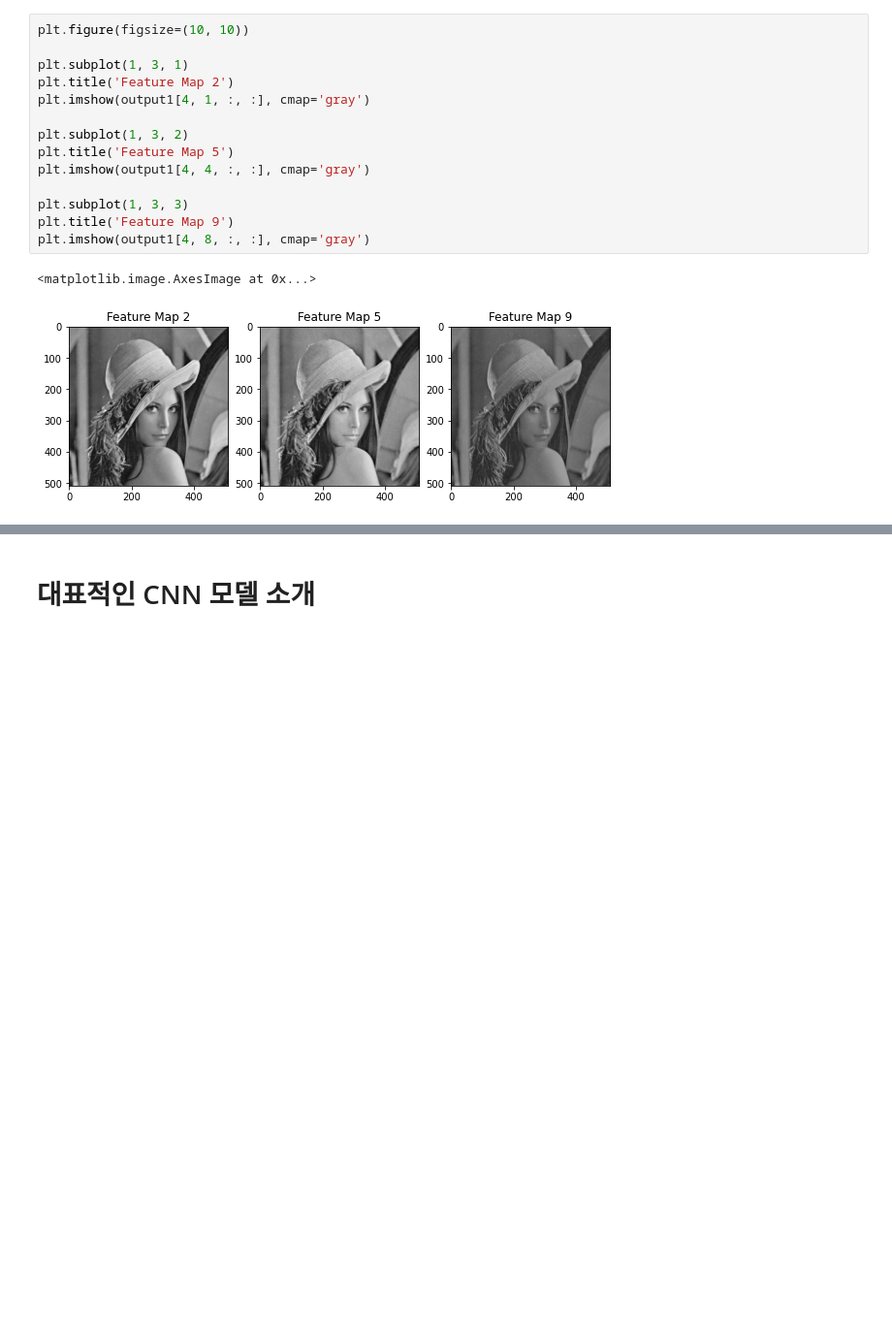
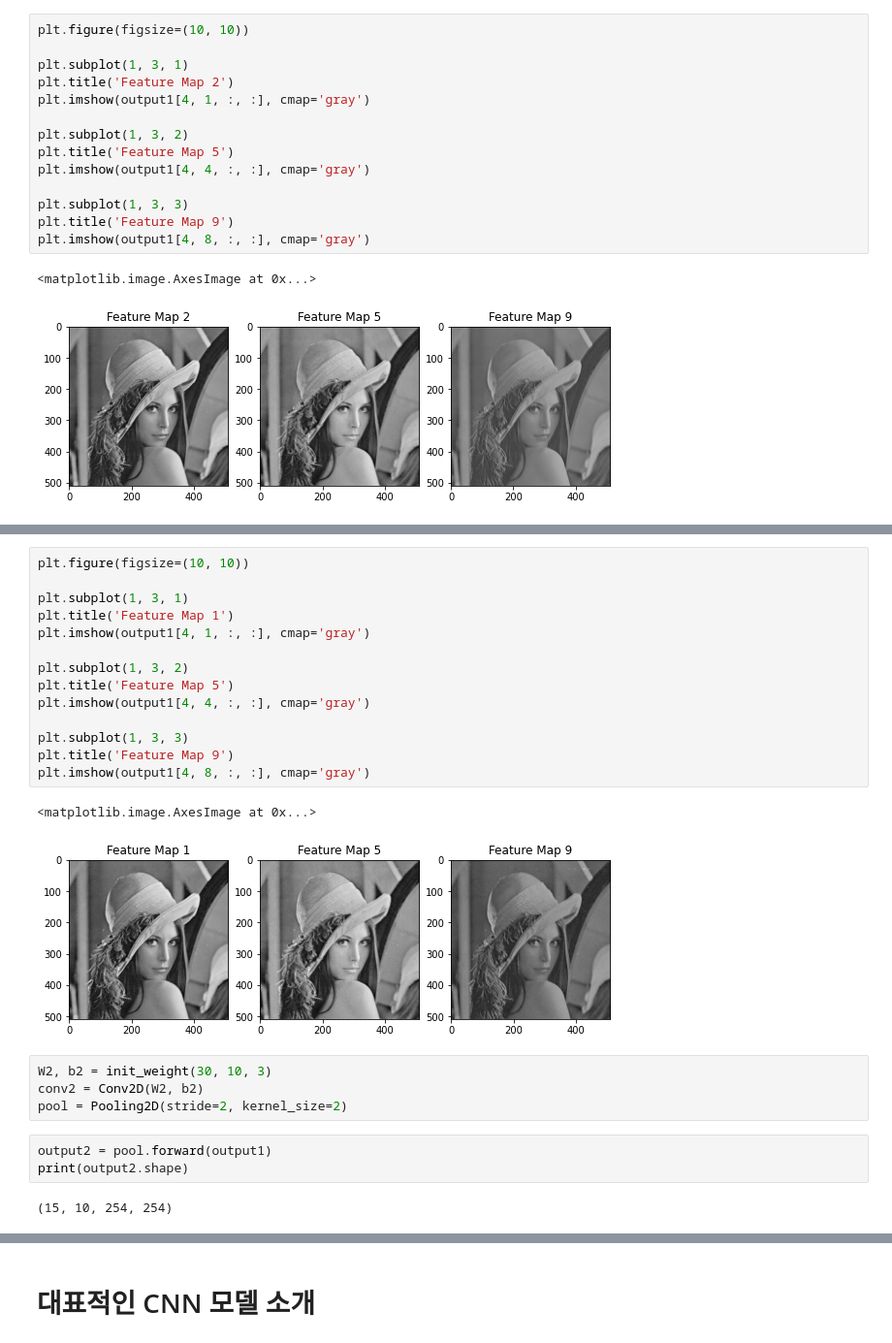
Before and after one commit to uberphoebus/object_detection, a Jupyter notebook: 05. suanlab/02_cnn.ipynb, the cells around one changed output, grey strips where cells are left out. Shown at 97% size. Cells and saved outputs as stored; diff of their text form; blank space fills up the shorter version.

```diff
--- a/05. suanlab/02_cnn.ipynb
+++ b/05. suanlab/02_cnn.ipynb
@@ -1113,0 +1114,26 @@ print(output1.shape)
+# %%
+plt.figure(figsize=(10, 10))
+
+plt.subplot(1, 3, 1)
+plt.title('Feature Map 1')
+plt.imshow(output1[4, 1, :, :], cmap='gray')
+
+plt.subplot(1, 3, 2)
+plt.title('Feature Map 5')
+plt.imshow(output1[4, 4, :, :], cmap='gray')
+
+plt.subplot(1, 3, 3)
+plt.title('Feature Map 9')
+plt.imshow(output1[4, 8, :, :], cmap='gray')
+# %% [output]
+<matplotlib.image.AxesImage at 0x...>
+[figure, added]
+# %%
+W2, b2 = init_weight(30, 10, 3)
+conv2 = Conv2D(W2, b2)
+pool = Pooling2D(stride=2, kernel_size=2)
+# %%
+output2 = pool.forward(output1)
+print(output2.shape)
+# %% [output]
+(15, 10, 254, 254)
```
Also changed, not shown: parts of 26 cells of this notebook.
